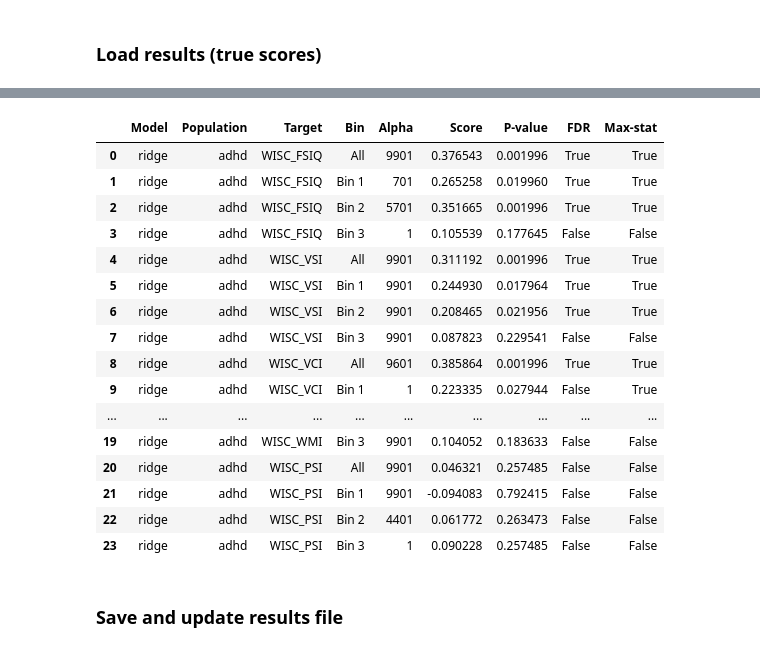
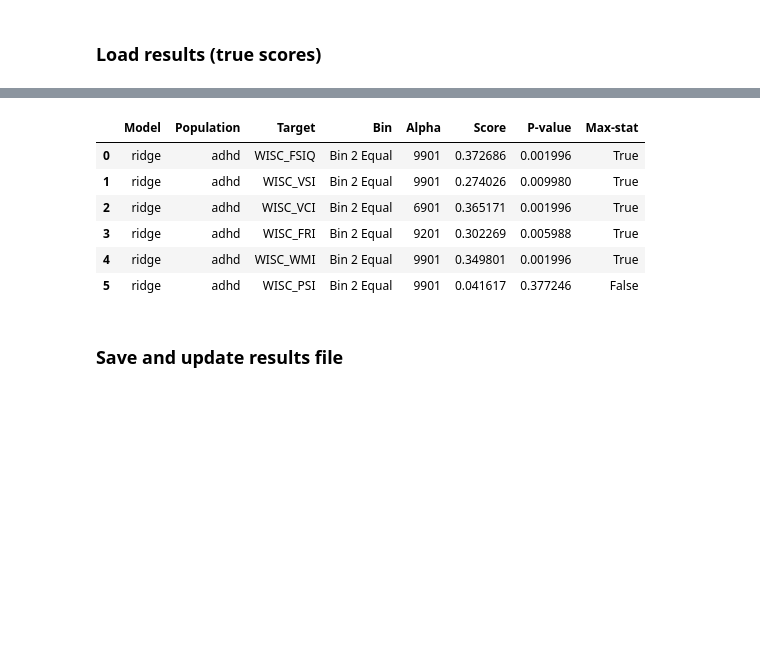
Before and after one commit to Brian-Pho/MSc_Research-Project, a Jupyter notebook: src/Analysis/Multiple Hypothesis Testing Correction.ipynb, the cells around one changed output, grey strips where cells are left out. Saved outputs shown, nothing was run; the diff lists cells and outputs as text; code cells hidden in the pictures; blank space fills up the shorter version.

```diff
--- a/src/Analysis/Multiple Hypothesis Testing Correction.ipynb
+++ b/src/Analysis/Multiple Hypothesis Testing Correction.ipynb
@@ -161,15 +161,16 @@ from common.wisc import WISC_LEVEL
 # Only need to run this code block once per model/population to generate merged permutation array
 model = 'ridge'
 population = 'adhd'
+pscores = RIDGE_PSCORES if model == 'ridge' else PLS_PSCORES
 
-for bin_label in BIN_LABELS:
+for bin_label in EQUAL_BIN_LABELS:
     bin_perm_scores = []
 
     for target in WISC_LEVEL[5]:
-        perm_score = load_perm_score(f'{model}_{population}_{target}_{bin_label}_perm_scores', RIDGE_PSCORES)
+        perm_score = load_perm_score(f'{model}_{population}_{target}_{bin_label}_perm_scores', pscores)
         bin_perm_scores.append(perm_score)
 
     bin_perm_scores = np.concatenate(bin_perm_scores)
     print(bin_label, bin_perm_scores.shape)
-    save_perm_score(bin_perm_scores, f'{model}_{population}_{bin_label}_perm_scores', RIDGE_PSCORES)
+    save_perm_score(bin_perm_scores, f'{model}_{population}_{bin_label}_perm_scores', pscores)
 # %% [output]
@@ -182,6 +182,7 @@ Bin 3 (3000,)
 # %%
 model = 'ridge'
 population = 'adhd'
+results = RIDGE_RESULTS if model == 'ridge' else PLS_RESULTS
 
-df, results_path = load_results(f'{model}_pts_{population}', RIDGE_RESULTS)
+df, results_path = load_results(f'{model}_pts_{population}_bin_two_equal_samples', results)
 # display(df)
@@ -206,38 +189,29 @@ df, results_path = load_results(f'{model}_pts_{population}', RIDGE_RESULTS)
 # %%
 a_threshold = 0.05
-bin_threshold_scores = {k: None for k in BIN_LABELS}
+bin_threshold_scores = {k: None for k in EQUAL_BIN_LABELS}
 max_stat_temp = pd.Series(dtype='bool')
+pscores = RIDGE_PSCORES if model == 'ridge' else PLS_PSCORES
 
-for bin_label in BIN_LABELS:
-    bin_perm_scores = load_perm_score(f'{model}_{population}_{bin_label}_perm_scores', RIDGE_PSCORES)
+for bin_label in EQUAL_BIN_LABELS:
+    bin_perm_scores = load_perm_score(f'{model}_{population}_{bin_label}_perm_scores', pscores)
     threshold_index = int(bin_perm_scores.shape[0] * (1 - a_threshold))
     threshold_score = np.sort(bin_perm_scores)[threshold_index]
     bin_threshold_scores[bin_label] = threshold_score
 
     bin_results = df[df['Bin'] == bin_label]
     max_stat_temp = pd.concat([max_stat_temp, threshold_score < bin_results['Score']])
 
 df['Max-stat'] = max_stat_temp
 # df.sort_values('Bin')
 display(df)
 # %% [output]
-|  | Model | Population | Target | Bin | Alpha | Score | P-value | FDR | Max-stat |
-| 0 | ridge | adhd | WISC_FSIQ | All | 9901 | 0.376543 | 0.001996 | True | True |
-| 1 | ridge | adhd | WISC_FSIQ | Bin 1 | 701 | 0.265258 | 0.019960 | True | True |
-| 2 | ridge | adhd | WISC_FSIQ | Bin 2 | 5701 | 0.351665 | 0.001996 | True | True |
-| 3 | ridge | adhd | WISC_FSIQ | Bin 3 | 1 | 0.105539 | 0.177645 | False | False |
-| 4 | ridge | adhd | WISC_VSI | All | 9901 | 0.311192 | 0.001996 | True | True |
-| 5 | ridge | adhd | WISC_VSI | Bin 1 | 9901 | 0.244930 | 0.017964 | True | True |
-| 6 | ridge | adhd | WISC_VSI | Bin 2 | 9901 | 0.208465 | 0.021956 | True | True |
-| 7 | ridge | adhd | WISC_VSI | Bin 3 | 9901 | 0.087823 | 0.229541 | False | False |
-| 8 | ridge | adhd | WISC_VCI | All | 9601 | 0.385864 | 0.001996 | True | True |
-| 9 | ridge | adhd | WISC_VCI | Bin 1 | 1 | 0.223335 | 0.027944 | False | True |
-| ... | ... | ... | ... | ... | ... | ... | ... | ... | ... |
-| 19 | ridge | adhd | WISC_WMI | Bin 3 | 9901 | 0.104052 | 0.183633 | False | False |
-| 20 | ridge | adhd | WISC_PSI | All | 9901 | 0.046321 | 0.257485 | False | False |
-| 21 | ridge | adhd | WISC_PSI | Bin 1 | 9901 | -0.094083 | 0.792415 | False | False |
-| 22 | ridge | adhd | WISC_PSI | Bin 2 | 4401 | 0.061772 | 0.263473 | False | False |
-| 23 | ridge | adhd | WISC_PSI | Bin 3 | 1 | 0.090228 | 0.257485 | False | False |
+|  | Model | Population | Target | Bin | Alpha | Score | P-value | Max-stat |
+| 0 | ridge | adhd | WISC_FSIQ | Bin 2 Equal | 9901 | 0.372686 | 0.001996 | True |
+| 1 | ridge | adhd | WISC_VSI | Bin 2 Equal | 9901 | 0.274026 | 0.009980 | True |
+| 2 | ridge | adhd | WISC_VCI | Bin 2 Equal | 6901 | 0.365171 | 0.001996 | True |
+| 3 | ridge | adhd | WISC_FRI | Bin 2 Equal | 9201 | 0.302269 | 0.005988 | True |
+| 4 | ridge | adhd | WISC_WMI | Bin 2 Equal | 9901 | 0.349801 | 0.001996 | True |
+| 5 | ridge | adhd | WISC_PSI | Bin 2 Equal | 9901 | 0.041617 | 0.377246 | False |
 # %% [markdown]
 ### Save and update results file
 # %%
```
Also changed, not shown: parts of 4 cells of this notebook, 55 other files.
